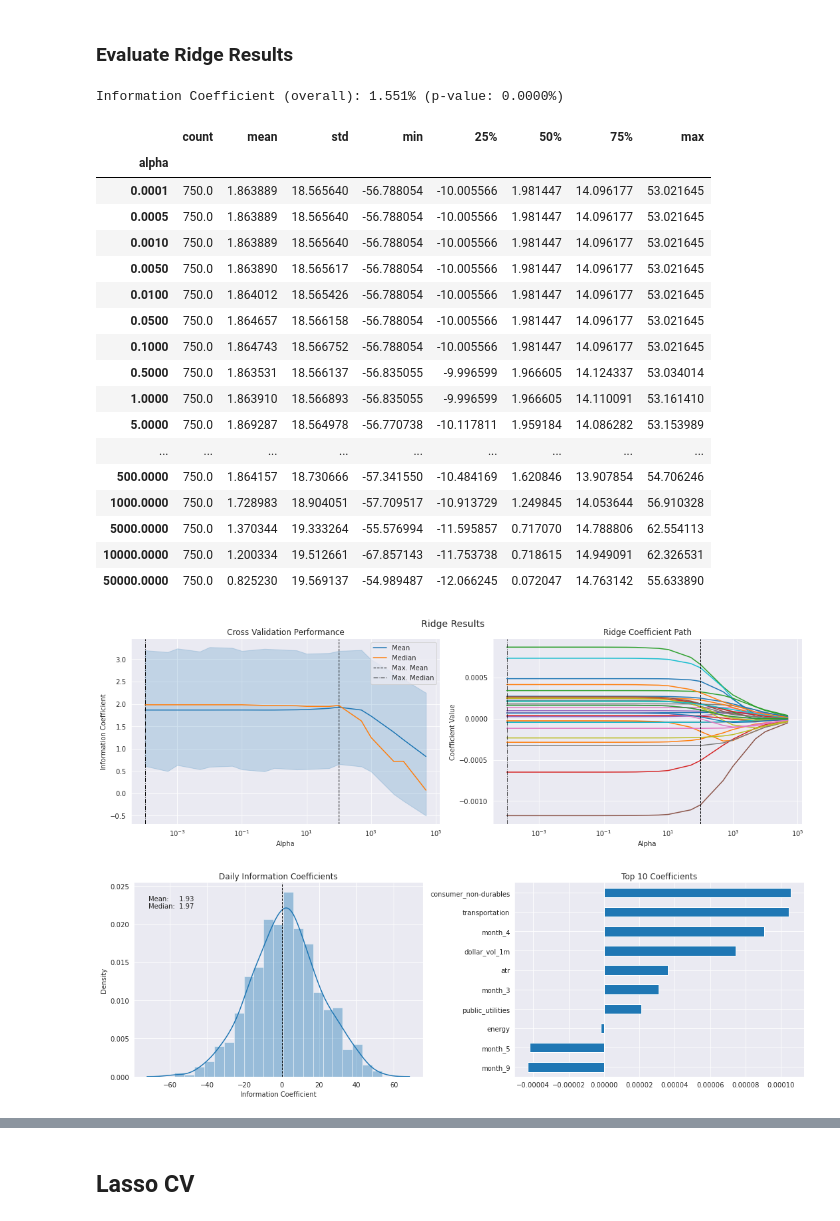
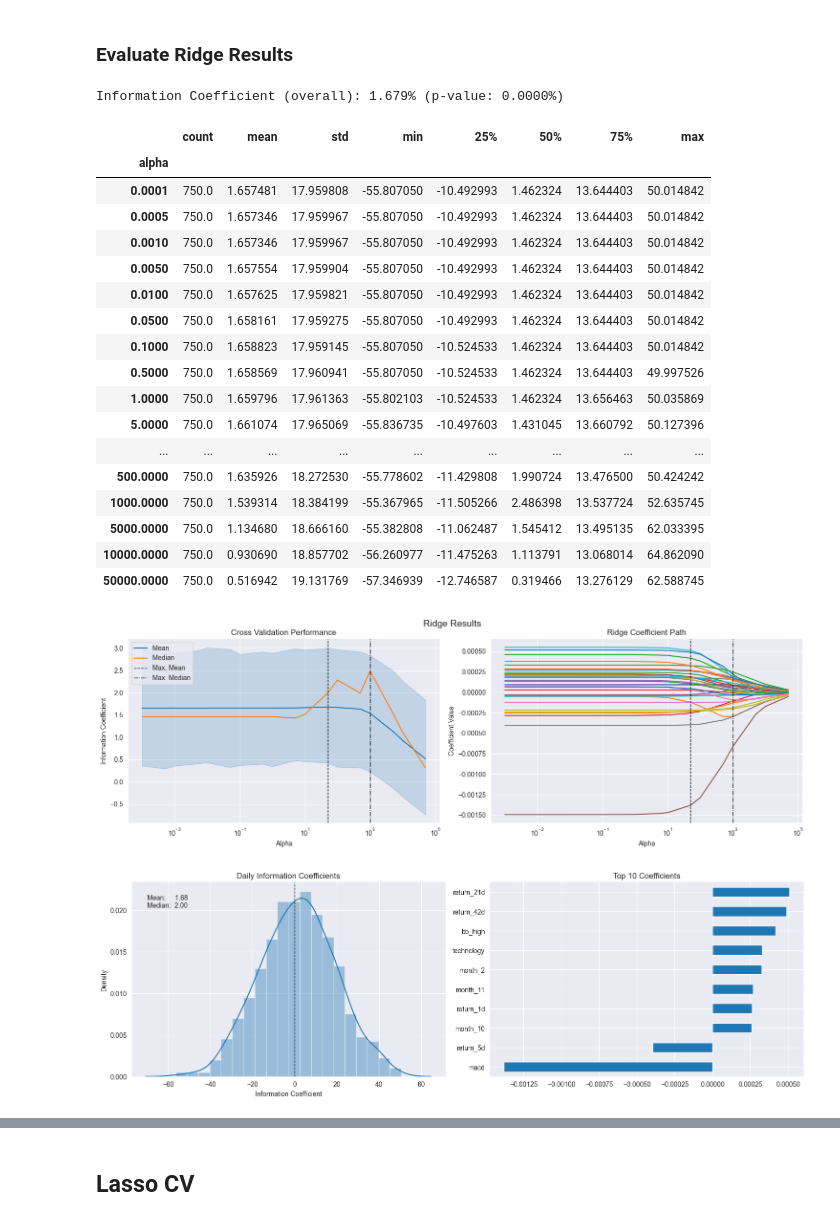
Before and after one commit to troismph/ml4t, a Jupyter notebook: 07_linear_models/05_predicting_stock_returns_with_linear_regression.ipynb, the cells around one changed output, grey strips where cells are left out. Saved outputs shown, nothing was run; the diff lists cells and outputs as text; code cells hidden in the pictures.

```diff
--- a/07_linear_models/05_predicting_stock_returns_with_linear_regression.ipynb
+++ b/07_linear_models/05_predicting_stock_returns_with_linear_regression.ipynb
@@ -30,7 +30,8 @@ YEAR = 252
 # %% [markdown]
 ## Load Data
 # %%
-with pd.HDFStore('data.h5') as store:
+DATA_STORE = "../data/linear.h5"
+with pd.HDFStore(DATA_STORE) as store:
     data = (store['model_data']
             .dropna()
             .drop(['open', 'close', 'low', 'high'], axis=1))
@@ -132,7 +153,8 @@ for train_idx, test_idx in cv.split(X=data):
     train_dates = train.index.get_level_values('date')
     test = data.iloc[test_idx]
     test_dates = test.index.get_level_values('date')
-    df = train.reset_index().append(test.reset_index())
+    #df = train.reset_index().append(test.reset_index())
+    df = pd.concat([train.reset_index(), test.reset_index()])
     n = len(df)
     assert n== len(df.drop_duplicates())
     print(train.groupby(level='symbol').size().value_counts().index[0],
@@ -371,35 +410,35 @@ ridge_predictions.to_hdf('data.h5', 'ridge/predictions')
 # %%
-ridge_scores = pd.read_hdf('data.h5', 'ridge/scores')
-ridge_coeffs = pd.read_hdf('data.h5', 'ridge/coeffs')
-ridge_predictions = pd.read_hdf('data.h5', 'ridge/predictions')
+ridge_scores = pd.read_hdf(DATA_STORE, 'ridge/scores')
+ridge_coeffs = pd.read_hdf(DATA_STORE, 'ridge/coeffs')
+ridge_predictions = pd.read_hdf(DATA_STORE, 'ridge/predictions')
 # %% [markdown]
 ### Evaluate Ridge Results
 # %%
 ridge_r, ridge_p = spearmanr(ridge_predictions.actuals, ridge_predictions.predicted)
 print(f'Information Coefficient (overall): {ridge_r:.3%} (p-value: {ridge_p:.4%})')
 # %% [output]
-Information Coefficient (overall): 1.551% (p-value: 0.0000%)
+Information Coefficient (overall): 1.679% (p-value: 0.0000%)
 # %%
 ridge_scores.groupby('alpha').ic.describe()
 # %% [output]
 |  | count | mean | std | min | 25% | 50% | 75% | max |
 | alpha |  |  |  |  |  |  |  |  |
-| 0.0001 | 750.0 | 1.863889 | 18.565640 | -56.788054 | -10.005566 | 1.981447 | 14.096177 | 53.021645 |
-| 0.0005 | 750.0 | 1.863889 | 18.565640 | -56.788054 | -10.005566 | 1.981447 | 14.096177 | 53.021645 |
-| 0.0010 | 750.0 | 1.863889 | 18.565640 | -56.788054 | -10.005566 | 1.981447 | 14.096177 | 53.021645 |
-| 0.0050 | 750.0 | 1.863890 | 18.565617 | -56.788054 | -10.005566 | 1.981447 | 14.096177 | 53.021645 |
-| 0.0100 | 750.0 | 1.864012 | 18.565426 | -56.788054 | -10.005566 | 1.981447 | 14.096177 | 53.021645 |
-| 0.0500 | 750.0 | 1.864657 | 18.566158 | -56.788054 | -10.005566 | 1.981447 | 14.096177 | 53.021645 |
-| 0.1000 | 750.0 | 1.864743 | 18.566752 | -56.788054 | -10.005566 | 1.981447 | 14.096177 | 53.021645 |
-| 0.5000 | 750.0 | 1.863531 | 18.566137 | -56.835055 | -9.996599 | 1.966605 | 14.124337 | 53.034014 |
-| 1.0000 | 750.0 | 1.863910 | 18.566893 | -56.835055 | -9.996599 | 1.966605 | 14.110091 | 53.161410 |
-| 5.0000 | 750.0 | 1.869287 | 18.564978 | -56.770738 | -10.117811 | 1.959184 | 14.086282 | 53.153989 |
+| 0.0001 | 750.0 | 1.657481 | 17.959808 | -55.807050 | -10.492993 | 1.462324 | 13.644403 | 50.014842 |
+| 0.0005 | 750.0 | 1.657346 | 17.959967 | -55.807050 | -10.492993 | 1.462324 | 13.644403 | 50.014842 |
+| 0.0010 | 750.0 | 1.657346 | 17.959967 | -55.807050 | -10.492993 | 1.462324 | 13.644403 | 50.014842 |
+| 0.0050 | 750.0 | 1.657554 | 17.959904 | -55.807050 | -10.492993 | 1.462324 | 13.644403 | 50.014842 |
+| 0.0100 | 750.0 | 1.657625 | 17.959821 | -55.807050 | -10.492993 | 1.462324 | 13.644403 | 50.014842 |
+| 0.0500 | 750.0 | 1.658161 | 17.959275 | -55.807050 | -10.492993 | 1.462324 | 13.644403 | 50.014842 |
+| 0.1000 | 750.0 | 1.658823 | 17.959145 | -55.807050 | -10.524533 | 1.462324 | 13.644403 | 50.014842 |
+| 0.5000 | 750.0 | 1.658569 | 17.960941 | -55.807050 | -10.524533 | 1.462324 | 13.644403 | 49.997526 |
+| 1.0000 | 750.0 | 1.659796 | 17.961363 | -55.802103 | -10.524533 | 1.462324 | 13.656463 | 50.035869 |
+| 5.0000 | 750.0 | 1.661074 | 17.965069 | -55.836735 | -10.497603 | 1.431045 | 13.660792 | 50.127396 |
 | ... | ... | ... | ... | ... | ... | ... | ... | ... |
-| 500.0000 | 750.0 | 1.864157 | 18.730666 | -57.341550 | -10.484169 | 1.620846 | 13.907854 | 54.706246 |
-| 1000.0000 | 750.0 | 1.728983 | 18.904051 | -57.709517 | -10.913729 | 1.249845 | 14.053644 | 56.910328 |
-| 5000.0000 | 750.0 | 1.370344 | 19.333264 | -55.576994 | -11.595857 | 0.717070 | 14.788806 | 62.554113 |
-| 10000.0000 | 750.0 | 1.200334 | 19.512661 | -67.857143 | -11.753738 | 0.718615 | 14.949091 | 62.326531 |
-| 50000.0000 | 750.0 | 0.825230 | 19.569137 | -54.989487 | -12.066245 | 0.072047 | 14.763142 | 55.633890 |
+| 500.0000 | 750.0 | 1.635926 | 18.272530 | -55.778602 | -11.429808 | 1.990724 | 13.476500 | 50.424242 |
+| 1000.0000 | 750.0 | 1.539314 | 18.384199 | -55.367965 | -11.505266 | 2.486398 | 13.537724 | 52.635745 |
+| 5000.0000 | 750.0 | 1.134680 | 18.666160 | -55.382808 | -11.062487 | 1.545412 | 13.495135 | 62.033395 |
+| 10000.0000 | 750.0 | 0.930690 | 18.857702 | -56.260977 | -11.475263 | 1.113791 | 13.068014 | 64.862090 |
+| 50000.0000 | 750.0 | 0.516942 | 19.131769 | -57.346939 | -12.746587 | 0.319466 | 13.276129 | 62.588745 |
 # %%
 fig, axes = plt.subplots(ncols=2, sharex=True, figsize=(15, 5))
 
@@ -457,18 +496,18 @@ sns.despine()
 fig.tight_layout()
 fig.subplots_adjust(top=.9)
 # %% [output]
-[figure, old version]
+[figure, new version]
 # %%
 best_alpha = ridge_scores.groupby('alpha').ic.mean().idxmax()
 fig, axes = plt.subplots(ncols=2, figsize=(15, 5))
 plot_ic_distribution(ridge_scores[ridge_scores.alpha == best_alpha],
                      ax=axes[0])
 axes[0].set_title('Daily Information Coefficients')
-top_coeffs = ridge_coeffs.loc[best_alpha].abs().sort_values().head(10).index
+top_coeffs = ridge_coeffs.loc[best_alpha].abs().sort_values(ascending=False).head(10).index
 top_coeffs.tolist()
 ridge_coeffs.loc[best_alpha, top_coeffs].sort_values().plot.barh(ax=axes[1],
                                                                  title='Top 10 Coefficients')
 sns.despine()
 fig.tight_layout()
 # %% [output]
-[figure, old version]
+[figure, new version]
```
Also changed, not shown: parts of 22 cells of this notebook, 8 other files.
